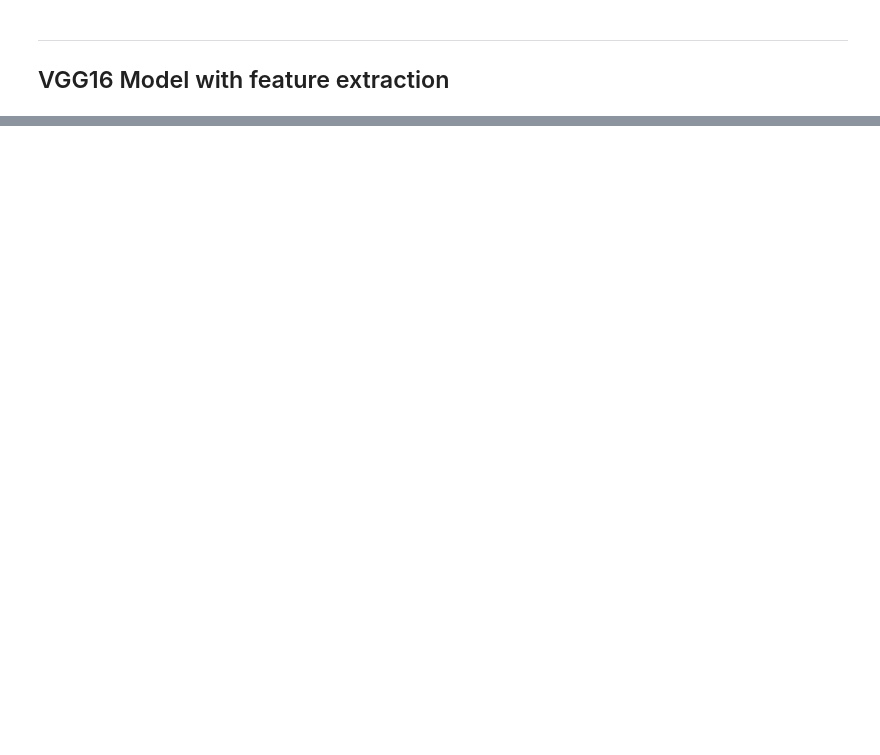
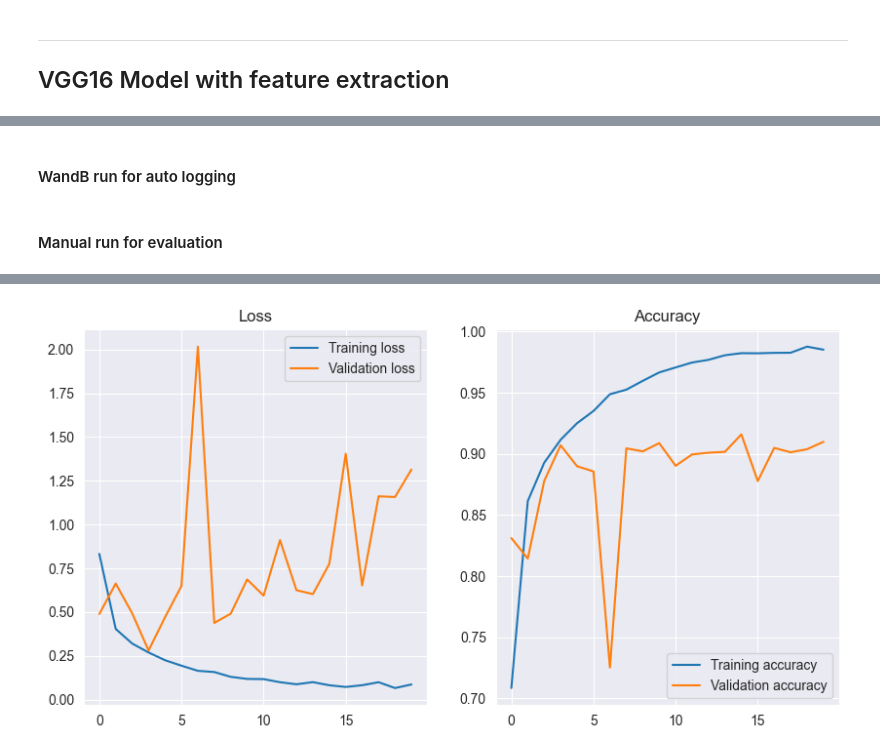
Before and after one commit to DIS21a1-WS22-23-Group-10/DIS21a.1_WS-2223_exam, a Jupyter notebook: Exam_WS2223.ipynb, the cells around one changed output, grey strips where cells are left out. Cells and saved outputs as stored; diff of their text form; code cells hidden in the pictures; blank space fills up the shorter version.

```diff
--- a/Exam_WS2223.ipynb
+++ b/Exam_WS2223.ipynb
@@ -747,43 +832,17 @@ x = Dense(6,activation='softmax')(x)
-# %%
-def feature_extraction():
-    # Feature extraction with VGG16
-    fe_model = VGG16(weights='imagenet', include_top=False)
-    fe_model = Model(inputs=fe_model.inputs, outputs=fe_model.layers[-5].output)
-    train_features = fe_model.predict(train_images)
-    test_features = fe_model.predict(test_images)
-
-    # Preparing layers for the new model
-    model2 = VGG16(weights='imagenet', include_top=False)
-
-    input_shape = model2.layers[-4].get_input_shape_at(0) # get the input shape of desired layer
-    layer_input = Input(shape = (9, 9, 512)) # a new input tensor to be able to feed the desired layer
-    # https://stackoverflow.com/questions/52800025/keras-give-input-to-intermediate-layer-and-get-final-output
-
-    x = layer_input
-    for layer in model2.layers[-4::1]:
-        x = layer(x)
-
-    x = Conv2D(64, (3, 3), activation='relu')(x)
-    x = MaxPooling2D(pool_size=(2, 2))(x)
-    x = Flatten()(x)
-    x = Dense(100,activation='relu')(x)
-    x = Dense(6,activation='softmax')(x)
-
-    return train_features, test_features, layer_input, x
 # %%
-def build_VGG16_model(optimizer, lr, layer_input = layer_input, x = x):
-    tf.keras.backend.clear_session()
-    gc.collect()
+def build_VGG16_model(optimizer, lr, layer_input, x):
     model = Model(layer_input, x)
     model.compile(optimizer=get_optimizer(lr, optimizer), loss = 'categorical_crossentropy', metrics=['accuracy'])
     return model
 
-def fit_VGG16_model(model, epochs, batch_size, WandB_run = False, log_freq = 10):
+def fit_VGG16_model(train_features, model, epochs, batch_size, WandB_run = False, log_freq = 10):
     if WandB_run:
         history = model.fit(train_features, train_labels, epochs=epochs, batch_size=batch_size, validation_split = 0.2, verbose=0, callbacks=[WandbMetricsLogger(log_freq=log_freq)])
     else:
         history = model.fit(train_features, train_labels, epochs=epochs, batch_size=batch_size, validation_split = 0.2, verbose=0)
     return history
+# %% [markdown]
+#### WandB run for auto logging
 # %%
 def sweep_train_VGG16(config_defaults=None):
     # Initialize wandb with a sample project name
@@ -811,7 +875,12 @@ wandb.agent(sweep_id, function=sweep_train_VGG16, count=10)
+# %% [markdown]
+#### Manual run for evaluation
 # %%
+# feature extraction
+train_features, test_features, layer_input, x = feature_extraction()
 # model training
-VGG16_model = build_VGG16_model("adam", 0.001)
+VGG16_model = build_VGG16_model("rmsprop", 0.0005, layer_input, x)
 # plotting the loss and accuracy
-plot_loss_accuracy(fit_VGG16_model(VGG16_model, 20, 128))
+plot_loss_accuracy(fit_VGG16_model(train_features, VGG16_model, 20, 64))
 # evaluating the model
 VGG16_test_loss, VGG16_test_accuracy = VGG16_model.evaluate(test_features, test_labels)
+# %% [output]
@@ -817,0 +889 @@ VGG16_test_loss, VGG16_test_accuracy = VGG16_model.evaluate(test_features, test_
+[figure, added]
```
Also changed, not shown: parts of 18 cells of this notebook.
